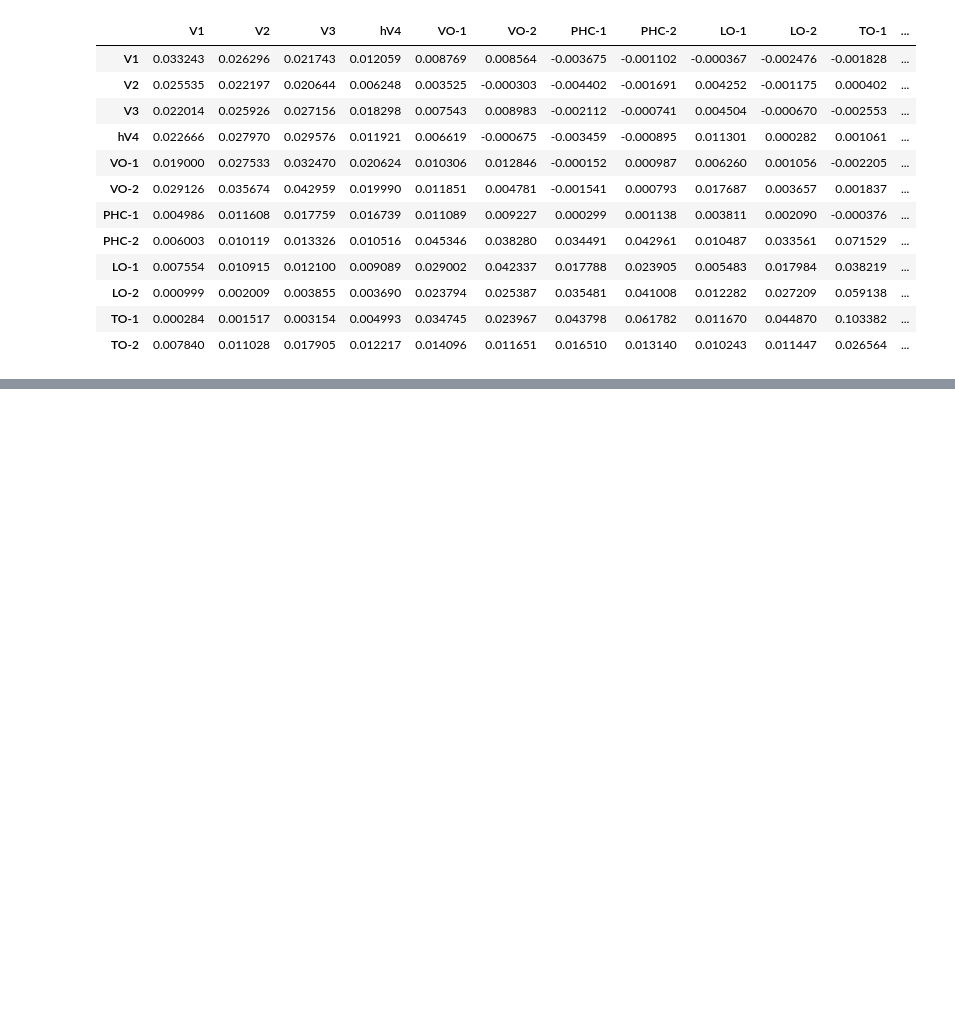
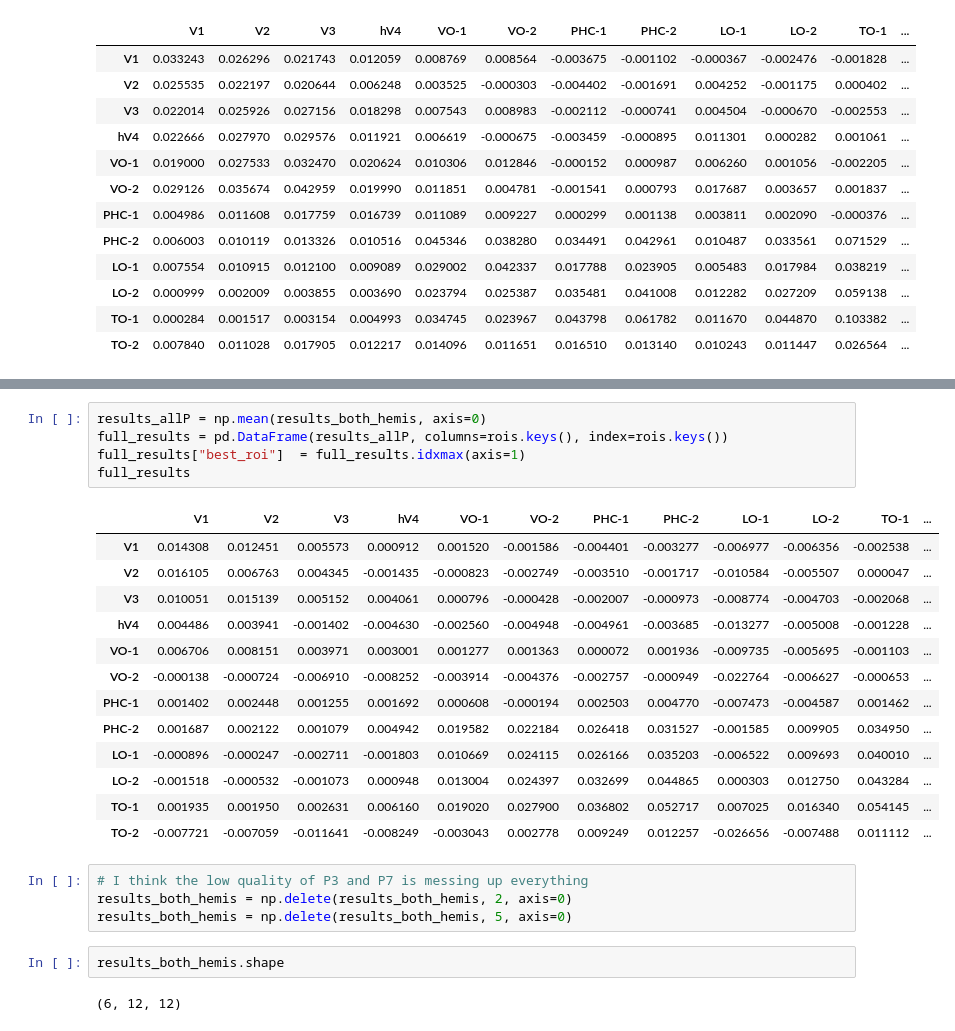
Before and after one commit to StanBgy/Thesis, a Jupyter notebook: src/create_model_bestROI.ipynb, the cells around one changed output, grey strips where cells are left out. Saved outputs shown, nothing was run; the diff lists cells and outputs as text; blank space fills up the shorter version.

```diff
--- a/src/create_model_bestROI.ipynb
+++ b/src/create_model_bestROI.ipynb
@@ -231,0 +257,27 @@ subj01_results_rh
+# %%
+results_allP = np.mean(results_both_hemis, axis=0)
+full_results = pd.DataFrame(results_allP, columns=rois.keys(), index=rois.keys())
+full_results["best_roi"]  = full_results.idxmax(axis=1)
+full_results
+# %% [output]
+|  | V1 | V2 | V3 | hV4 | VO-1 | VO-2 | PHC-1 | PHC-2 | LO-1 | LO-2 | TO-1 | ... |
+| V1 | 0.014308 | 0.012451 | 0.005573 | 0.000912 | 0.001520 | -0.001586 | -0.004401 | -0.003277 | -0.006977 | -0.006356 | -0.002538 | ... |
+| V2 | 0.016105 | 0.006763 | 0.004345 | -0.001435 | -0.000823 | -0.002749 | -0.003510 | -0.001717 | -0.010584 | -0.005507 | 0.000047 | ... |
+| V3 | 0.010051 | 0.015139 | 0.005152 | 0.004061 | 0.000796 | -0.000428 | -0.002007 | -0.000973 | -0.008774 | -0.004703 | -0.002068 | ... |
+| hV4 | 0.004486 | 0.003941 | -0.001402 | -0.004630 | -0.002560 | -0.004948 | -0.004961 | -0.003685 | -0.013277 | -0.005008 | -0.001228 | ... |
+| VO-1 | 0.006706 | 0.008151 | 0.003971 | 0.003001 | 0.001277 | 0.001363 | 0.000072 | 0.001936 | -0.009735 | -0.005695 | -0.001103 | ... |
+| VO-2 | -0.000138 | -0.000724 | -0.006910 | -0.008252 | -0.003914 | -0.004376 | -0.002757 | -0.000949 | -0.022764 | -0.006627 | -0.000653 | ... |
+| PHC-1 | 0.001402 | 0.002448 | 0.001255 | 0.001692 | 0.000608 | -0.000194 | 0.002503 | 0.004770 | -0.007473 | -0.004587 | 0.001462 | ... |
+| PHC-2 | 0.001687 | 0.002122 | 0.001079 | 0.004942 | 0.019582 | 0.022184 | 0.026418 | 0.031527 | -0.001585 | 0.009905 | 0.034950 | ... |
+| LO-1 | -0.000896 | -0.000247 | -0.002711 | -0.001803 | 0.010669 | 0.024115 | 0.026166 | 0.035203 | -0.006522 | 0.009693 | 0.040010 | ... |
+| LO-2 | -0.001518 | -0.000532 | -0.001073 | 0.000948 | 0.013004 | 0.024397 | 0.032699 | 0.044865 | 0.000303 | 0.012750 | 0.043284 | ... |
+| TO-1 | 0.001935 | 0.001950 | 0.002631 | 0.006160 | 0.019020 | 0.027900 | 0.036802 | 0.052717 | 0.007025 | 0.016340 | 0.054145 | ... |
+| TO-2 | -0.007721 | -0.007059 | -0.011641 | -0.008249 | -0.003043 | 0.002778 | 0.009249 | 0.012257 | -0.026656 | -0.007488 | 0.011112 | ... |
+# %%
+# I think the low quality of P3 and P7 is messing up everything
+results_both_hemis = np.delete(results_both_hemis, 2, axis=0)
+results_both_hemis = np.delete(results_both_hemis, 5, axis=0)
+# %%
+results_both_hemis.shape
+# %% [output]
+(6, 12, 12)
```
Also changed, not shown: parts of 4 cells of this notebook, 2 other files.
